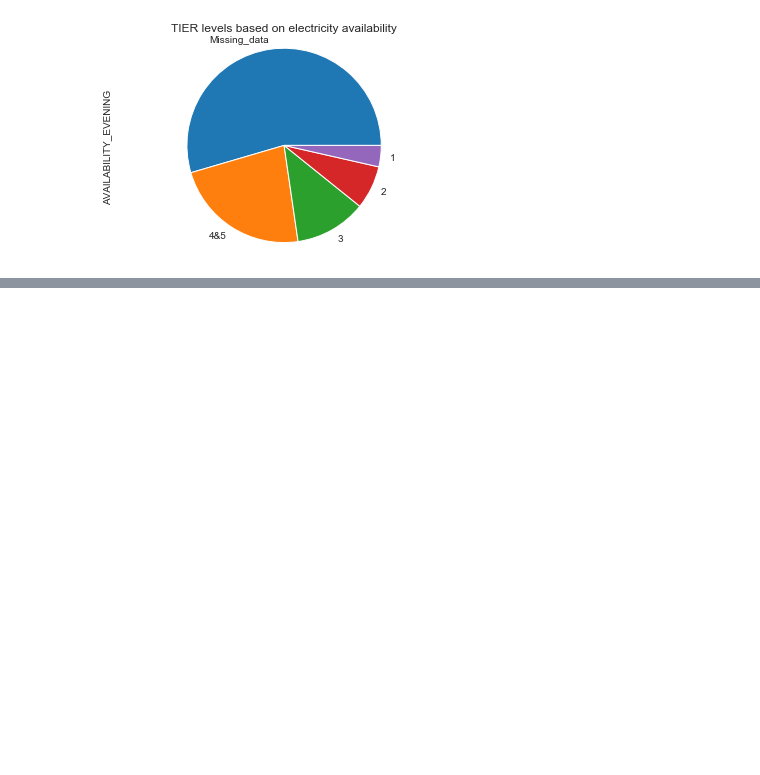
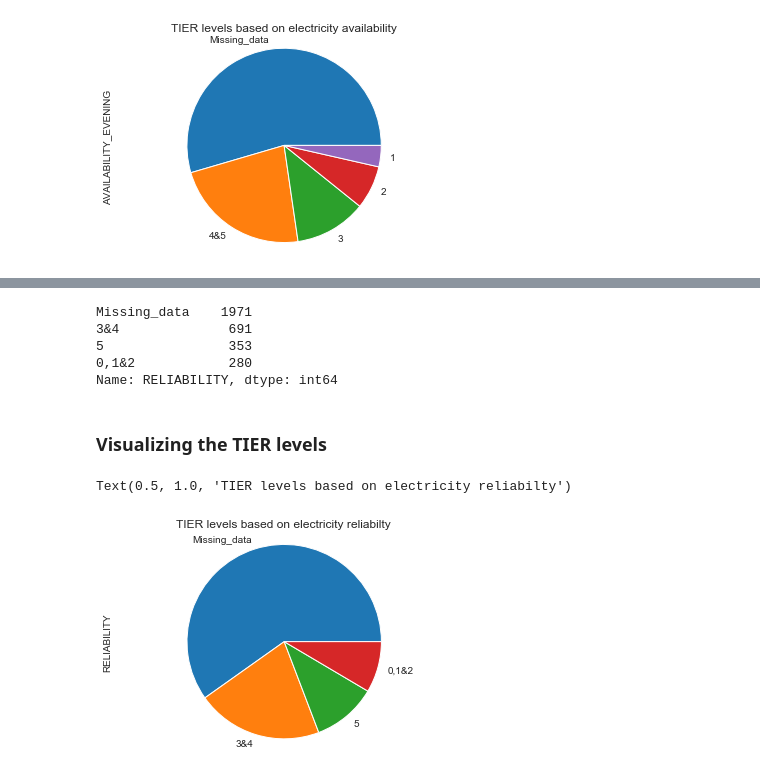
Before and after one commit to HEDERA-PLATFORM/mtf-rwanda-analysis, a Jupyter notebook: Rwanda_MTF.ipynb, the cells around one changed output, grey strips where cells are left out. Saved outputs shown, nothing was run; the diff lists cells and outputs as text; code cells hidden in the pictures; blank space fills up the shorter version.

```diff
--- a/Rwanda_MTF.ipynb
+++ b/Rwanda_MTF.ipynb
@@ -479,0 +559,2 @@ Text(0.5, 1.0, 'TIER levels based on electricity availability')
+# %%
+df_dis=df_dis.replace(to_replace="Don't know",value=11111)
@@ -479,0 +585,2 @@ Text(0.5, 1.0, 'TIER levels based on electricity availability')
+# %%
+df_dis["C29A_new"] = pd.to_numeric(df_dis["C29A_new"])
@@ -479,0 +602,2 @@ Text(0.5, 1.0, 'TIER levels based on electricity availability')
+# %%
+df_dis['C29A_new'] = df_dis['C29A_new'].apply(lambda x: x*7)
@@ -479,0 +615,18 @@ Text(0.5, 1.0, 'TIER levels based on electricity availability')
+# %%
+# RELIABILITY
+#Note: conditions for TIER 0,1 and 2 are the same and TIER 3 and 4 are the same
+
+
+def conditions(C29A_new):
+    if C29A_new ==77777:
+        return "Missing_data"
+    elif C29A_new>14:
+        return "0,1&2"
+    elif 3<C29A_new<14:
+        return "3&4"
+    else:
+        return "5"
+
+func = np.vectorize(conditions)
+transform = func(df_dis.C29A_new)
+df_dis["RELIABILITY"] = transform
@@ -479,0 +642,17 @@ Text(0.5, 1.0, 'TIER levels based on electricity availability')
+# %%
+df_dis['RELIABILITY'].value_counts()
+# %% [output]
+Missing_data    1971
+3&4              691
+5                353
+0,1&2            280
+Name: RELIABILITY, dtype: int64
+# %% [markdown]
+### Visualizing the TIER levels
+# %%
+df_dis.RELIABILITY.value_counts().plot(kind='pie')
+plt.axis('equal')
+plt.title('TIER levels based on electricity reliabilty')
+# %% [output]
+Text(0.5, 1.0, 'TIER levels based on electricity reliabilty')
+[figure, added]
```
Also changed, not shown: parts of 37 cells of this notebook.
